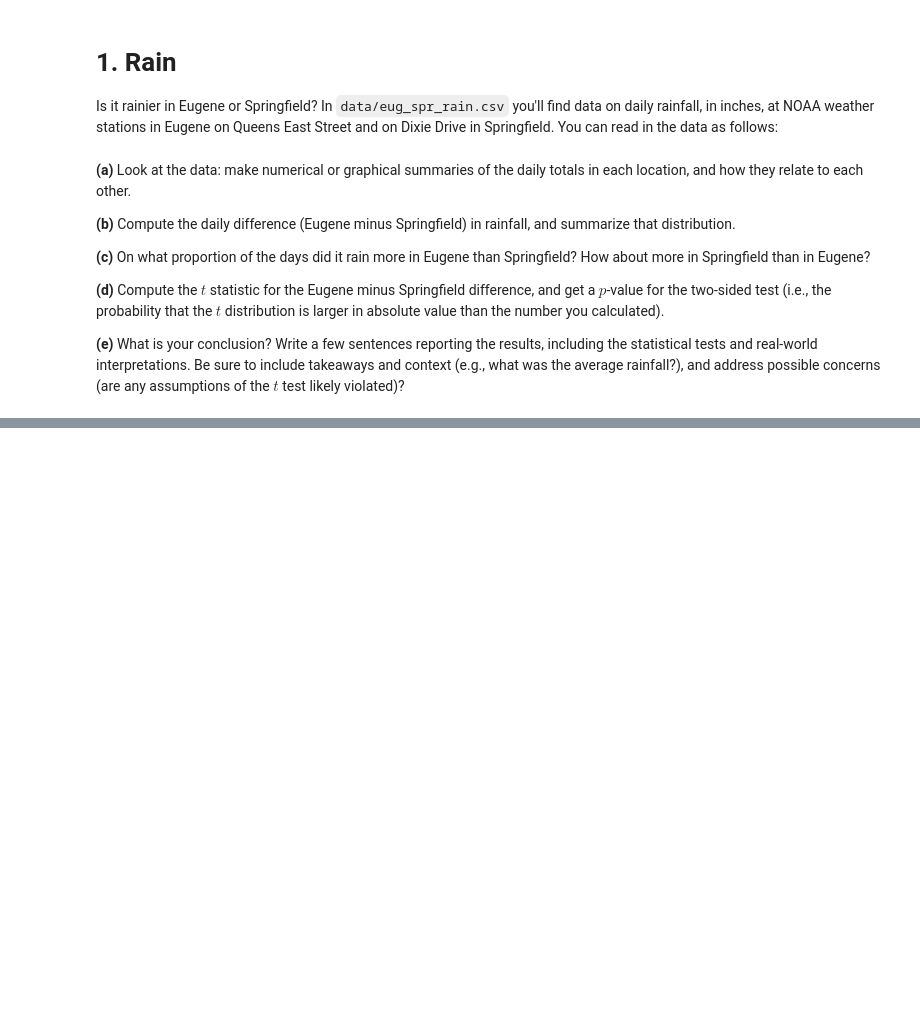
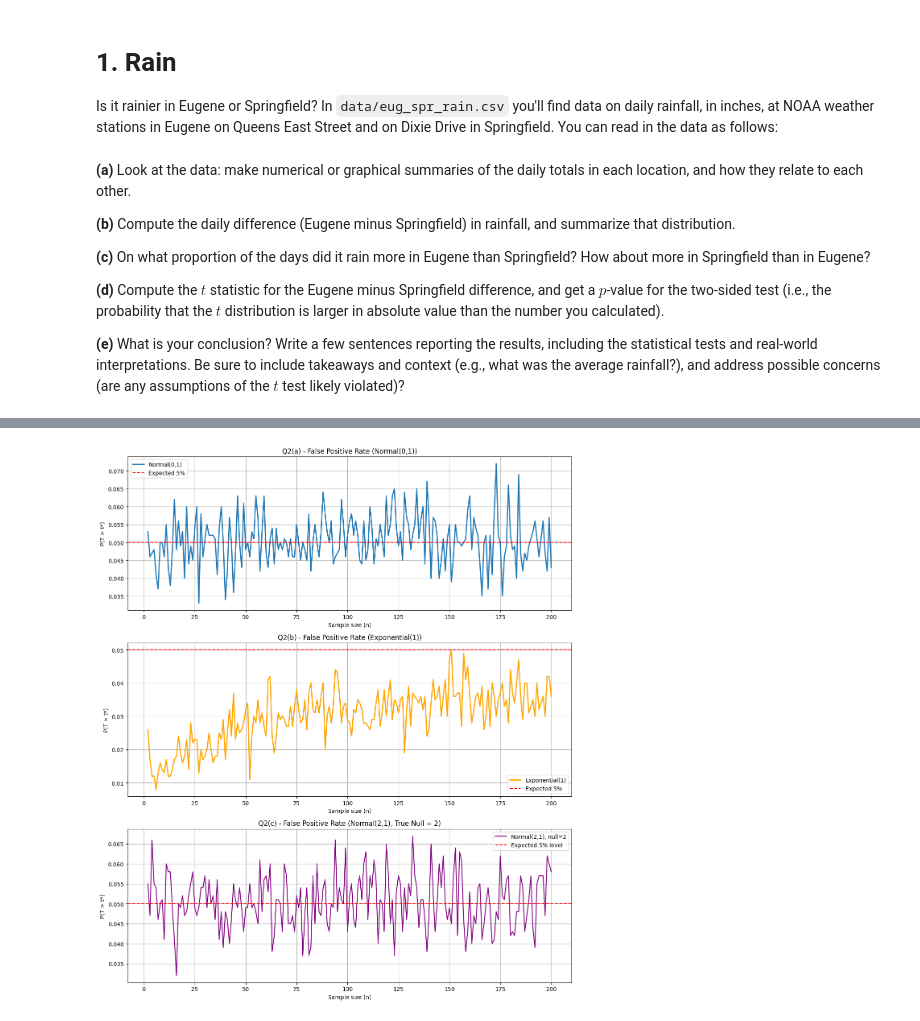
Before and after one commit to vikthebrik/DSCI-MATH-345, a Jupyter notebook: HW5/HW05.ipynb, the cells around one changed output, grey strips where cells are left out. Cells and saved outputs as stored; diff of their text form; code cells hidden in the pictures; blank space fills up the shorter version.

```diff
--- a/HW5/HW05.ipynb
+++ b/HW5/HW05.ipynb
@@ -195,0 +189,71 @@ and should not be in the millions.
+# %%
+ns = np.arange(2, 201)
+sim_size = 1000  # small enough for memory, large enough for stability
+
+# Containers
+false_pos_normal = []
+false_pos_exp = []
+false_pos_shift = []
+
+for n in ns:
+    # ---- Q2(a): Normal(0,1) ----
+    samples_norm = rng.normal(0, 1, size=(sim_size, n))
+    means_norm = samples_norm.mean(axis=1)
+    stds_norm = np.std(samples_norm, axis=1, ddof=1)
+    t_stats_norm = means_norm / (stds_norm / np.sqrt(n))
+    t_star = t.ppf(0.95, df=n-1)
+    false_pos_normal.append(np.mean(t_stats_norm > t_star))
+
+    # ---- Q2(b): Exponential(1) ----
+    samples_exp = rng.exponential(scale=1.0, size=(sim_size, n))
+    means_exp = samples_exp.mean(axis=1)
+    stds_exp = np.std(samples_exp, axis=1, ddof=1)
+    t_stats_exp = (means_exp - 1) / (stds_exp / np.sqrt(n))  # true mean = 1
+    false_pos_exp.append(np.mean(t_stats_exp > t_star))
+
+    # ---- Q2(c): Normal(2,1) ----
+    samples = rng.normal(loc=2, scale=1, size=(sim_size, n))
+    sample_means = samples.mean(axis=1)
+    sample_stds = np.std(samples, axis=1, ddof=1)
+    t_stats = (sample_means - 2) / (sample_stds / np.sqrt(n))
+    t_star = t.ppf(0.95, df=n - 1)
+    false_pos_shift.append(np.mean(t_stats > t_star))
+
+# Plot all three graphs
+plt.figure(figsize=(12, 14))
+
+# Q2(a)
+plt.subplot(3, 1, 1)
+plt.plot(ns, false_pos_normal, label="Normal(0,1)", linewidth=2)
+plt.axhline(0.05, color='red', linestyle='--', label="Expected 5%")
+plt.title("Q2(a) - False Positive Rate (Normal(0,1))")
+plt.xlabel("Sample size (n)")
+plt.ylabel("P(T > t*)")
+plt.grid(True)
+plt.legend()
+
+# Q2(b)
+plt.subplot(3, 1, 2)
+plt.plot(ns, false_pos_exp, label="Exponential(1)", color='orange', linewidth=2)
+plt.axhline(0.05, color='red', linestyle='--', label="Expected 5%")
+plt.title("Q2(b) - False Positive Rate (Exponential(1))")
+plt.xlabel("Sample size (n)")
+plt.ylabel("P(T > t*)")
+plt.grid(True)
+plt.legend()
+
+# Q2(c)
+plt.subplot(3, 1, 3)
+plt.plot(ns, false_pos_shift, label="Normal(2,1), null=2", color='purple')
+plt.title("Q2(c) - False Positive Rate (Normal(2,1), True Null = 2)")
+plt.axhline(y=0.05, color='red', linestyle='--', label="Expected 5% level")
+plt.xlabel("Sample size (n)")
+plt.ylabel("P(T > t*)")
+plt.grid(True)
+plt.legend()
+
+
+plt.tight_layout()
+plt.show()
+# %% [output]
+[figure, added]
```
Also changed, not shown: parts of 8 cells of this notebook.
